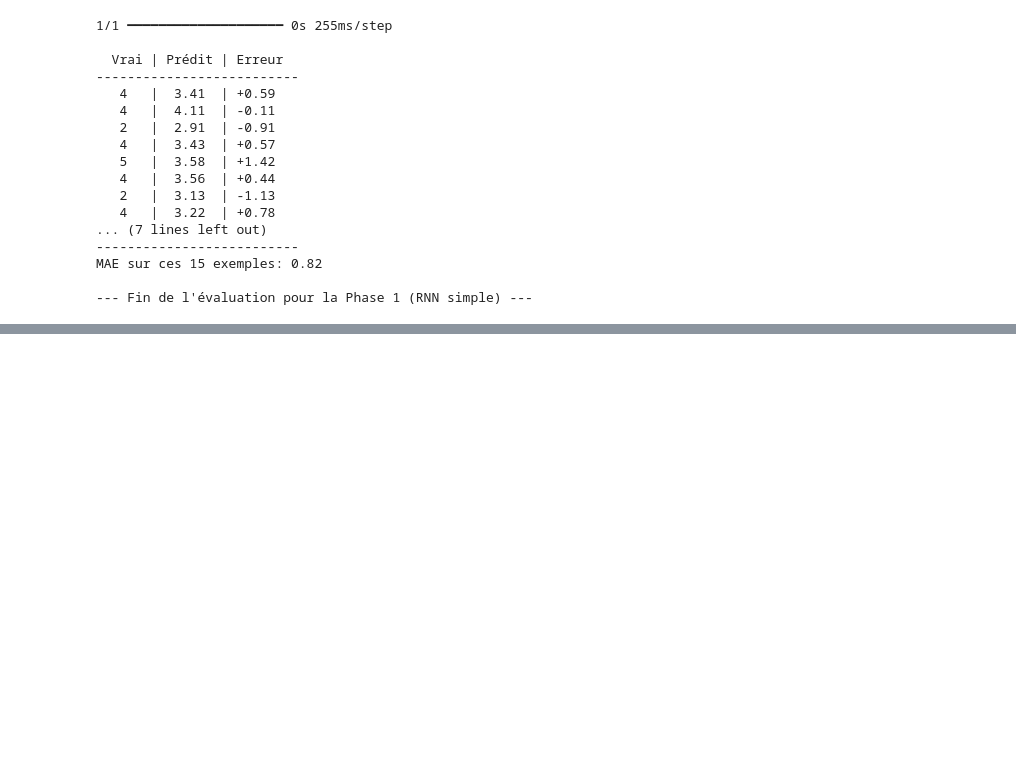
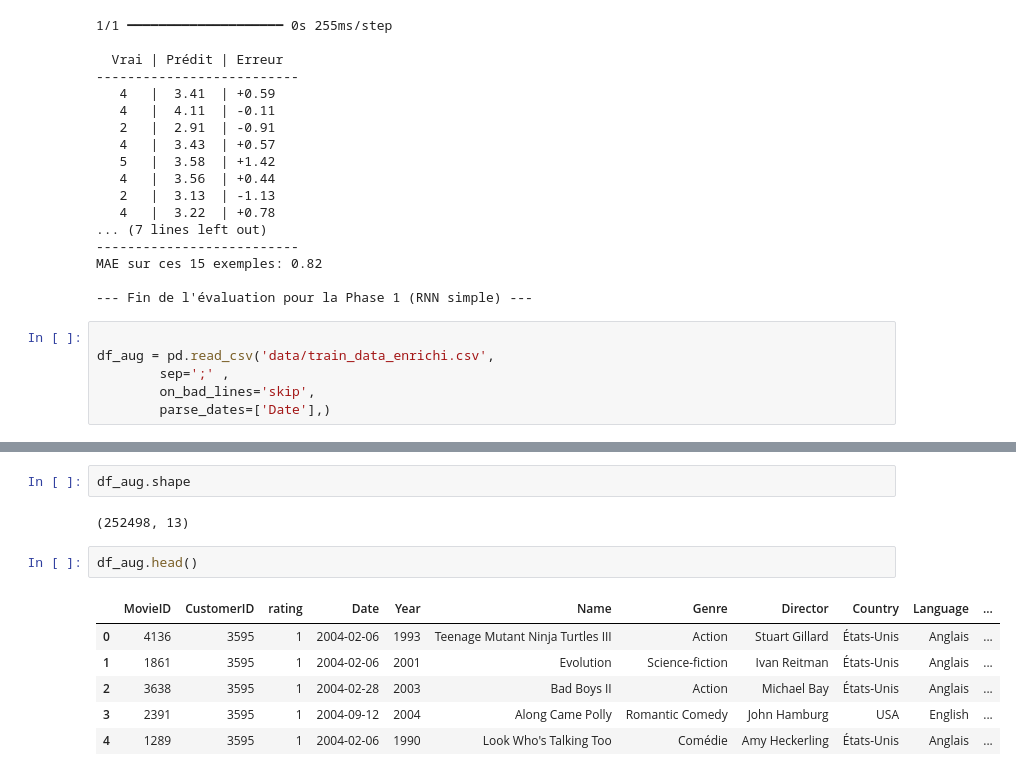
Before and after one commit to DST-NDIAYE/LLMRec-Project, a Jupyter notebook: main.ipynb, the cells around one changed output, grey strips where cells are left out. Drawn from its saved outputs; the diff is of its cells as text; blank space fills up the shorter version.

```diff
--- a/main.ipynb
+++ b/main.ipynb
@@ -530,3 +530,9 @@ Quelques prédictions vs vraies notes (validation)...
 MAE sur ces 15 exemples: 0.82
 
 --- Fin de l'évaluation pour la Phase 1 (RNN simple) ---
+# %%
+
+df_aug = pd.read_csv('data/train_data_enrichi.csv',
+        sep=';' ,
+        on_bad_lines='skip',
+        parse_dates=['Date'],)
@@ -532,0 +562,13 @@ MAE sur ces 15 exemples: 0.82
+# %%
+df_aug.shape
+# %% [output]
+(252498, 13)
+# %%
+df_aug.head()
+# %% [output]
+|  | MovieID | CustomerID | rating | Date | Year | Name | Genre | Director | Country | Language | ... |
+| 0 | 4136 | 3595 | 1 | 2004-02-06 | 1993 | Teenage Mutant Ninja Turtles III | Action | Stuart Gillard | États-Unis | Anglais | ... |
+| 1 | 1861 | 3595 | 1 | 2004-02-06 | 2001 | Evolution | Science-fiction | Ivan Reitman | États-Unis | Anglais | ... |
+| 2 | 3638 | 3595 | 1 | 2004-02-28 | 2003 | Bad Boys II | Action | Michael Bay | États-Unis | Anglais | ... |
+| 3 | 2391 | 3595 | 1 | 2004-09-12 | 2004 | Along Came Polly | Romantic Comedy | John Hamburg | USA | English | ... |
+| 4 | 1289 | 3595 | 1 | 2004-02-06 | 1990 | Look Who's Talking Too | Comédie | Amy Heckerling | États-Unis | Anglais | ... |
```
Also changed, not shown: parts of 1 cell of this notebook.
